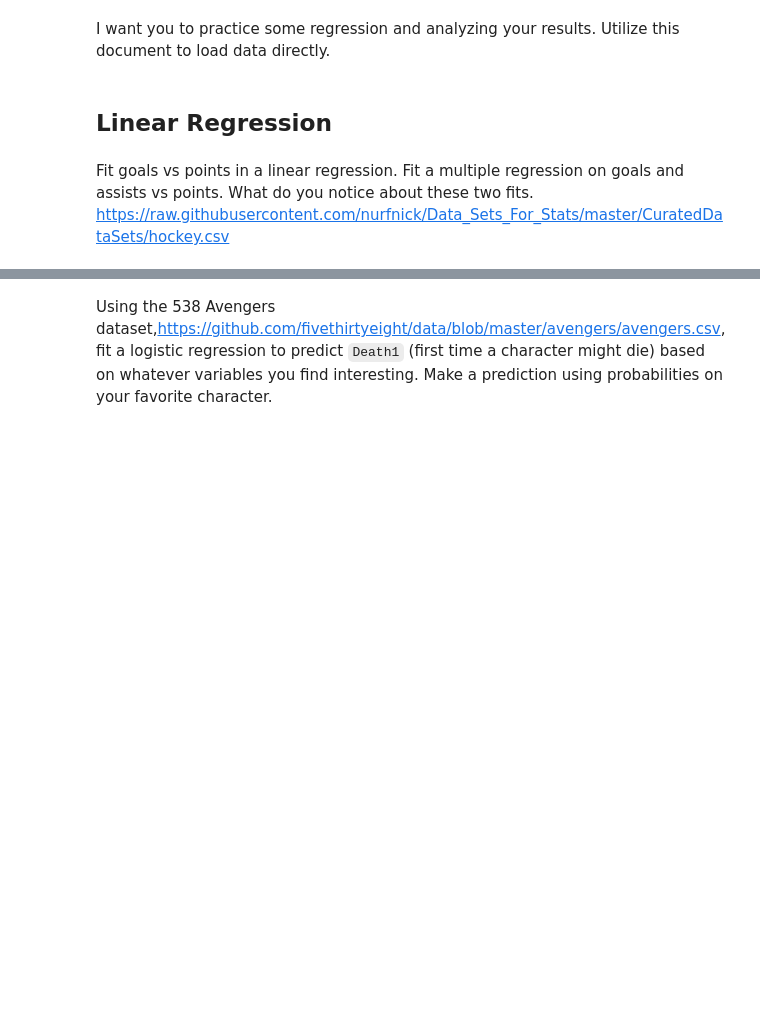
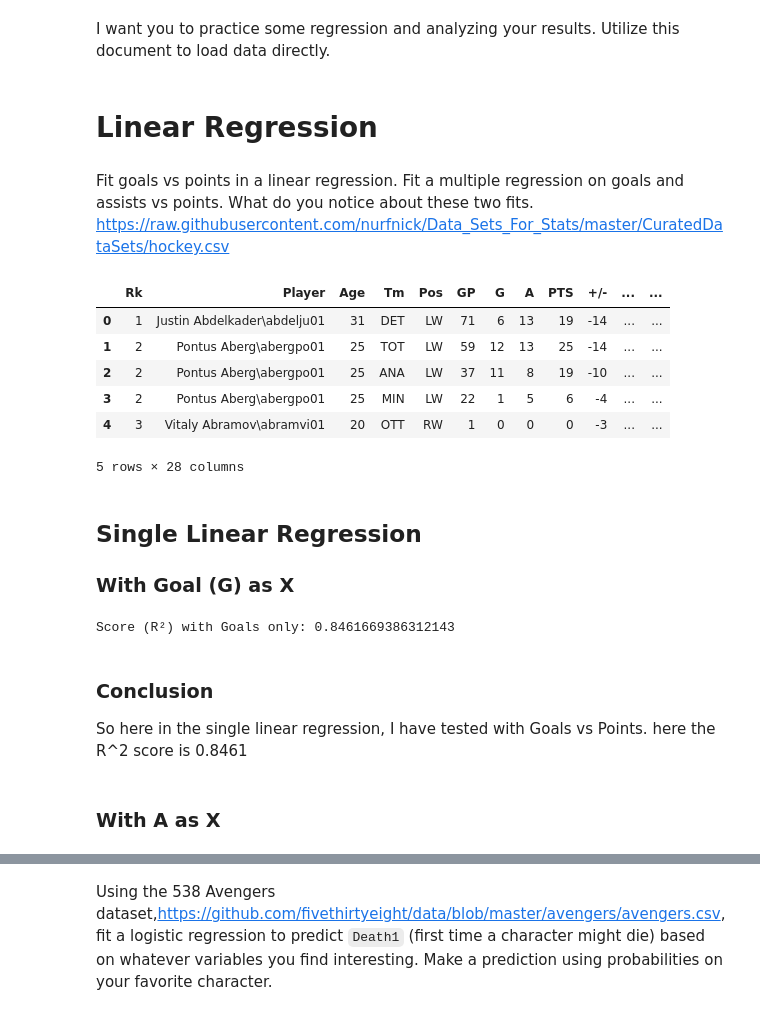
Before and after one commit to blackloop03/Lab0_RoshanAdhikari_CPSMA-3933, a Jupyter notebook: Project_Assignments/RegressionAssignment.ipynb, the cells around one changed output, grey strips where cells are left out. Saved outputs shown, nothing was run; the diff lists cells and outputs as text; code cells hidden in the pictures; blank space fills up the shorter version.

```diff
--- a/Project_Assignments/RegressionAssignment.ipynb
+++ b/Project_Assignments/RegressionAssignment.ipynb
@@ -11,7 +12,19 @@ import matplotlib.pyplot as plt
 # %% [markdown]
-## Linear Regression
+# Linear Regression
 # %% [markdown]
 Fit goals vs points in a linear regression.  Fit a multiple regression on goals and assists vs points.  What do you notice about these two fits.
 https://raw.githubusercontent.com/nurfnick/Data_Sets_For_Stats/master/CuratedDataSets/hockey.csv
 # %%
-df = pa.read_csv('https://raw.githubusercontent.com/nurfnick/Data_Sets_For_Stats/master/CuratedDataSets/hockey.csv')
+df = pd.read_csv('https://raw.githubusercontent.com/nurfnick/Data_Sets_For_Stats/master/CuratedDataSets/hockey.csv')
+df.head()
+# %% [output]
+|  | Rk | Player | Age | Tm | Pos | GP | G | A | PTS | +/- | ... | ... |
+| 0 | 1 | Justin Abdelkader\abdelju01 | 31 | DET | LW | 71 | 6 | 13 | 19 | -14 | ... | ... |
+| 1 | 2 | Pontus Aberg\abergpo01 | 25 | TOT | LW | 59 | 12 | 13 | 25 | -14 | ... | ... |
+| 2 | 2 | Pontus Aberg\abergpo01 | 25 | ANA | LW | 37 | 11 | 8 | 19 | -10 | ... | ... |
+| 3 | 2 | Pontus Aberg\abergpo01 | 25 | MIN | LW | 22 | 1 | 5 | 6 | -4 | ... | ... |
+| 4 | 3 | Vitaly Abramov\abramvi01 | 20 | OTT | RW | 1 | 0 | 0 | 0 | -3 | ... | ... |
+5 rows × 28 columns
+# %% [markdown]
+## Single Linear Regression
+### With Goal  (G)  as X
@@ -17,0 +34,11 @@ df = pa.read_csv('https://raw.githubusercontent.com/nurfnick/Data_Sets_For_Stats
+# %%
+model1 = LinearRegression().fit(x1, y)
+print("Score (R²) with Goals only:", model1.score(x1, y))
+# %% [output]
+Score (R²) with Goals only: 0.8461669386312143
+# %% [markdown]
+### Conclusion
+So here in the single linear regression, I have tested with Goals vs Points.
+here the R^2 score is 0.8461
+# %% [markdown]
+### With A as X
```
Also changed, not shown: parts of 23 cells of this notebook.
